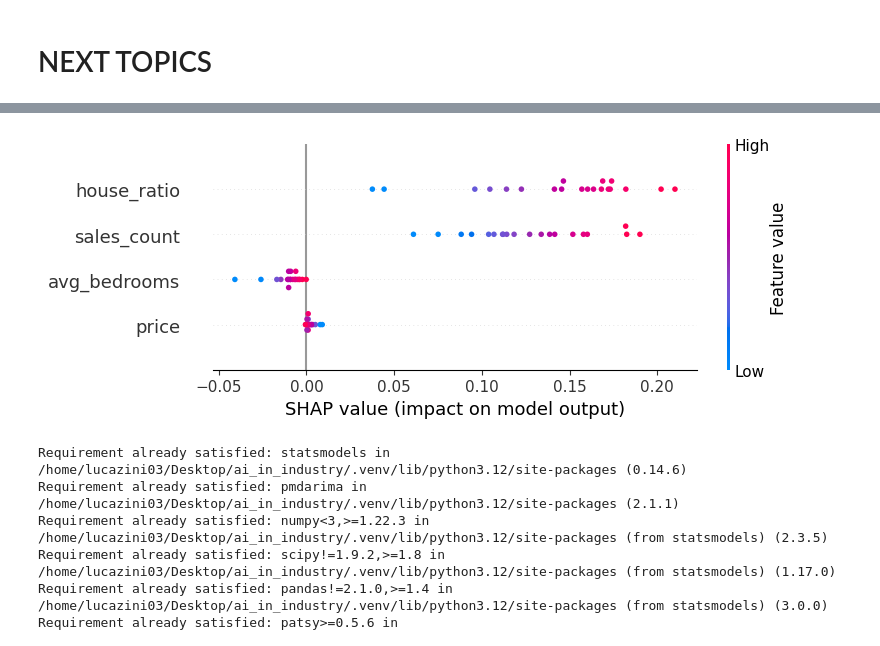
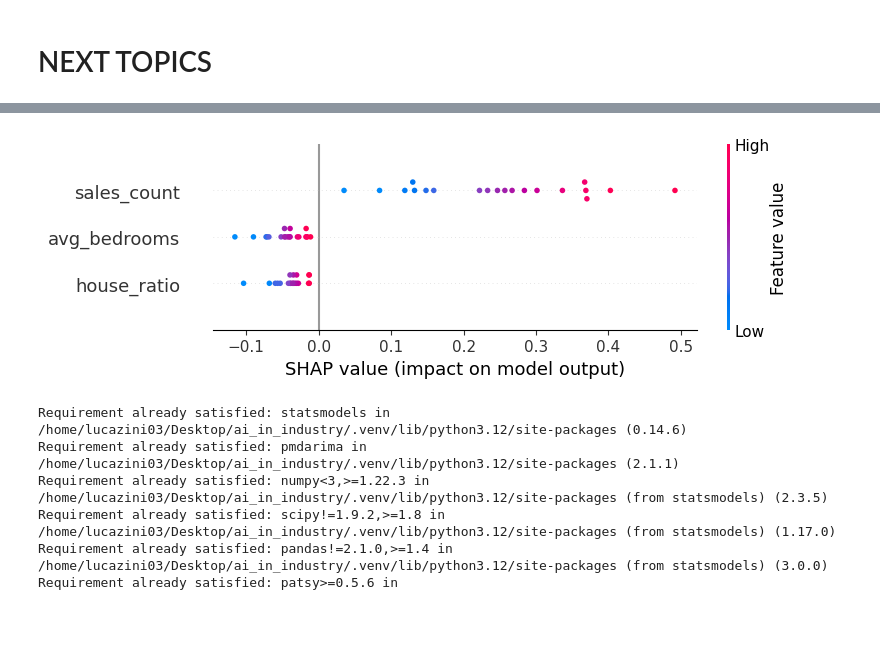
Before and after one commit to lucazini03/AI_industry, a Jupyter notebook: property_sales_forecasting/sales.ipynb, the cells around one changed output, grey strips where cells are left out. Drawn from its saved outputs; the diff is of its cells as text; code cells hidden in the pictures; blank space fills up the shorter version.

```diff
--- a/property_sales_forecasting/sales.ipynb
+++ b/property_sales_forecasting/sales.ipynb
@@ -1,7 +1,7 @@
 # %% [markdown]
 # EDA
 # %%
-train_size = 0.65
+train_size = 0.85
 # %%
 import warnings
 warnings.filterwarnings('ignore')
@@ -195,9 +212,9 @@ def plot_price_trend(monthly):
     plt.figure(figsize=(12, 6))
     plt.plot(monthly.index, monthly['price'], color='lightgray', label='Original', linewidth=1.5)
     plt.plot(monthly.index, monthly['price_rolling'], color='blue', label='Smoothed', linewidth=2)
-    plt.title('Median Price Over Time')
+    plt.title('Mean Price Over Time')
     plt.xlabel('Date')
-    plt.ylabel('Median Price')
+    plt.ylabel('Mean Price')
     plt.legend()
     plt.tight_layout()
     plt.show()
@@ -275,6 +292,11 @@ def pipeline(df, type_of_outlier, plotting=True):
 # %% [markdown]
 The reason why we need house_ratio (house_ratio=('type', lambda x: (x == 'house').mean())) is to calculate the proportion of properties that are classified as 'house' within each month. This can provide insights into the distribution of property types over time and how it may relate to price trends. By including this ratio in our analysis, we can better understand the composition of the housing market and how it may influence median prices.
 # %%
-_,_,monthly_df = pipeline(df, type_of_outlier='log_transform', plotting=True)
+print(df.shape)
+df_cleaned,_,monthly_df = pipeline(df, type_of_outlier='log_transform', plotting=False)
+print(df_cleaned.shape)
+# df_cleaned, _, monthly_df = pipeline(df_cleaned, type_of_outlier='remove', plotting=True)
+# print(df_cleaned.shape)
+visualize_distribution(df_cleaned, 'price')
 monthly_df.head()
 # %% [output]
@@ -412,0 +453,22 @@ dtype: float64
+# %%
+'''Apparently, sales_count is by far the most important feature. This makes sense, as the number of sales in a given month can be a strong indicator of market demand and can significantly influence the median price. A higher sales count may indicate a more active market, which can drive prices up, while a lower sales count may suggest less demand and potentially lower prices.
+To further prove this, we can look at the correlation between sales_count and price. If there is a strong positive correlation, it would support the idea that sales_count is a key driver of price. '''
+
+df, monthly, monthly_df_cleaned = pipeline(df, type_of_outlier='remove', plotting=False)
+
+def plot_correlation(df, feature, target='price'):
+    plt.figure(figsize=(8, 5))
+    sns.scatterplot(x=df[feature], y=df[target], alpha=0.6)
+    plt.title(f'Correlation between {feature} and {target}')
+    plt.xlabel(feature)
+    plt.ylabel(target)
+    plt.grid(True, alpha=0.3)
+    plt.tight_layout()
+    plt.show()
+
+    #save image in current directory
+    plt.savefig(f'correlation_random_forest_{feature}_{target}.png')
+
+plot_correlation(monthly_df_cleaned, 'sales_count', target='price')
+plot_correlation(monthly_df_cleaned, 'avg_bedrooms', target='price')
+plot_correlation(monthly_df_cleaned, 'house_ratio', target='price')
@@ -614,12 +731,13 @@ def run_lstm_multivariate(monthly_df_cleaned, train_size):
     Multivariate means we are using multiple features (avg_bedrooms, house_ratio, sales_count) to predict the price, which allows the model to learn from the relationships between these features and the target variable.
     '''
 
-    features = ['avg_bedrooms', 'house_ratio', 'sales_count', 'price']
+    features = ['avg_bedrooms', 'house_ratio', 'sales_count']
     target = 'price'
 
     # ----- Scale data -----
     scaler_X = MinMaxScaler()
     scaler_y = MinMaxScaler()
+    #example of what MinMaxScaler does: if we have a feature that ranges from 0 to 100, MinMaxScaler will transform it to a range of 0 to 1 by applying the formula: X_scaled = (X - X_min) / (X_max - X_min). This means that the minimum value of the feature will be transformed to 0, the maximum value will be transformed to 1, and all other values will be scaled proportionally within this range. This is important for LSTM models because it helps to ensure that all features are on a similar scale, which can improve the convergence and performance of the model.
 
     X_scaled = scaler_X.fit_transform(monthly_df_cleaned[features])
     y_scaled = scaler_y.fit_transform(monthly_df_cleaned[[target]])
@@ -652,7 +770,7 @@ def run_lstm_multivariate(monthly_df_cleaned, train_size):
     return model, X_train, X_test, preds, y_test_real, mse
 
 # 1. Define the features we used
-features_list = ['price', 'avg_bedrooms', 'house_ratio', 'sales_count']
+features_list = ['avg_bedrooms', 'house_ratio', 'sales_count']
 
 # 2. Train the model with these features
 # Note: We capture the model and data from the updated function return
@@ -692,5 +810,5 @@ shap.summary_plot(
 [interactive output not drawn]
-[figure, old version]
+[figure, new version]
 # %%
 %pip install statsmodels pmdarima
 from statsmodels.tsa.statespace.sarimax import SARIMAX
```
Also changed, not shown: parts of 17 cells of this notebook, 28 other files.
